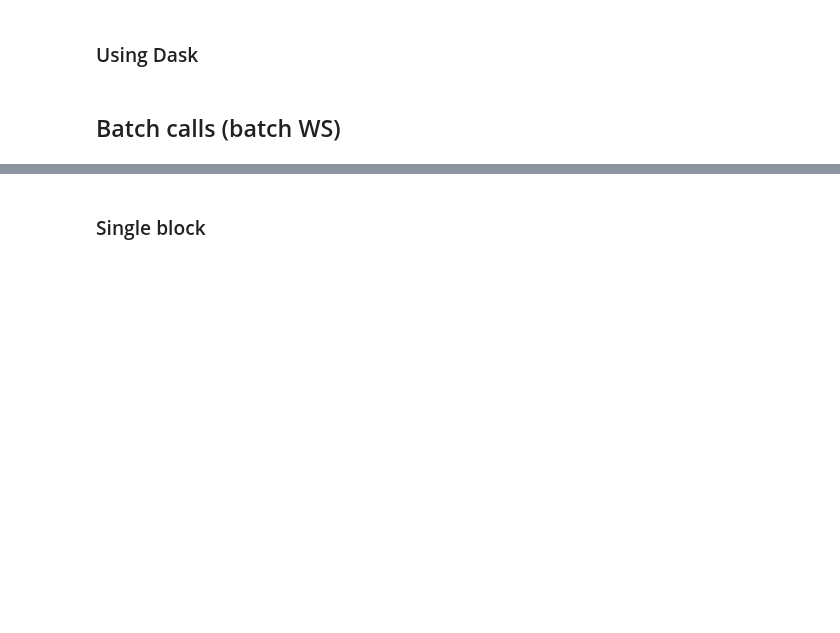
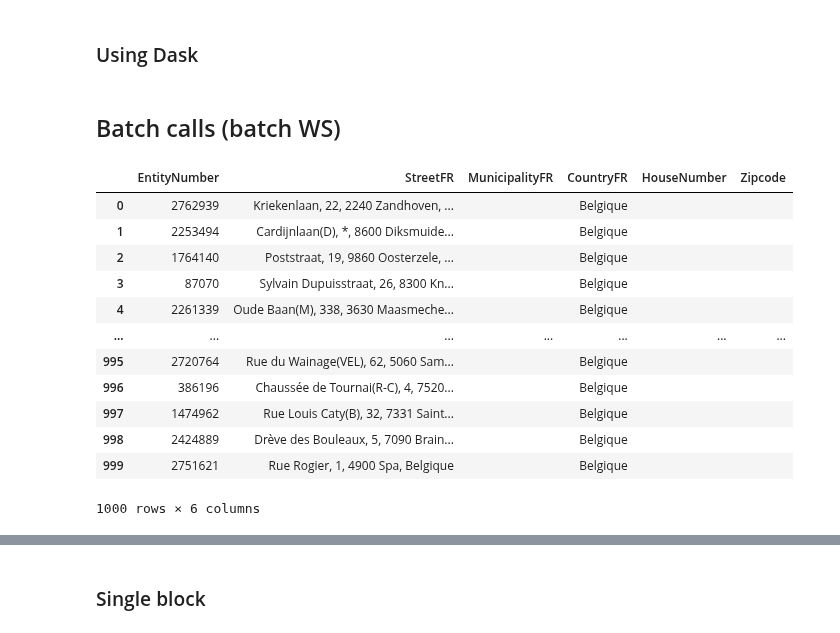
Before and after one commit to SmalsResearch/NominatimWrapper, a Jupyter notebook: AddressCleanserREST_test.ipynb, the cells around one changed output, grey strips where cells are left out. Cells and saved outputs as stored; diff of their text form; code cells hidden in the pictures; blank space fills up the shorter version.

```diff
--- a/AddressCleanserREST_test.ipynb
+++ b/AddressCleanserREST_test.ipynb
@@ -145,3 +164,25 @@ expand_json(addresses)
 addresses
 # %% [markdown]
 ## Batch calls (batch WS)
+# %%
+addresses = pd.read_csv(f"../GISAnalytics/data/geocoding/kbo_1000_sample.csv")
+addresses = addresses.rename(columns={"Unnamed: 0": addr_key_field, "address": street_field})
+addresses[city_field] = ""
+addresses[country_field] =  "Belgique"
+addresses[housenbr_field] = ""
+addresses[postcode_field]=""
+addresses
+# %% [output]
+|  | EntityNumber | StreetFR | MunicipalityFR | CountryFR | HouseNumber | Zipcode |
+| 0 | 2762939 | Kriekenlaan, 22, 2240 Zandhoven, ... |  | Belgique |  |  |
+| 1 | 2253494 | Cardijnlaan(D), *, 8600 Diksmuide... |  | Belgique |  |  |
+| 2 | 1764140 | Poststraat, 19, 9860 Oosterzele, ... |  | Belgique |  |  |
+| 3 | 87070 | Sylvain Dupuisstraat, 26, 8300 Kn... |  | Belgique |  |  |
+| 4 | 2261339 | Oude Baan(M), 338, 3630 Maasmeche... |  | Belgique |  |  |
+| ... | ... | ... | ... | ... | ... | ... |
+| 995 | 2720764 | Rue du Wainage(VEL), 62, 5060 Sam... |  | Belgique |  |  |
+| 996 | 386196 | Chaussée de Tournai(R-C), 4, 7520... |  | Belgique |  |  |
+| 997 | 1474962 | Rue Louis Caty(B), 32, 7331 Saint... |  | Belgique |  |  |
+| 998 | 2424889 | Drève des Bouleaux, 5, 7090 Brain... |  | Belgique |  |  |
+| 999 | 2751621 | Rue Rogier, 1, 4900 Spa, Belgique |  | Belgique |  |  |
+1000 rows × 6 columns
```
Also changed, not shown: parts of 9 cells of this notebook, 15 other files.
